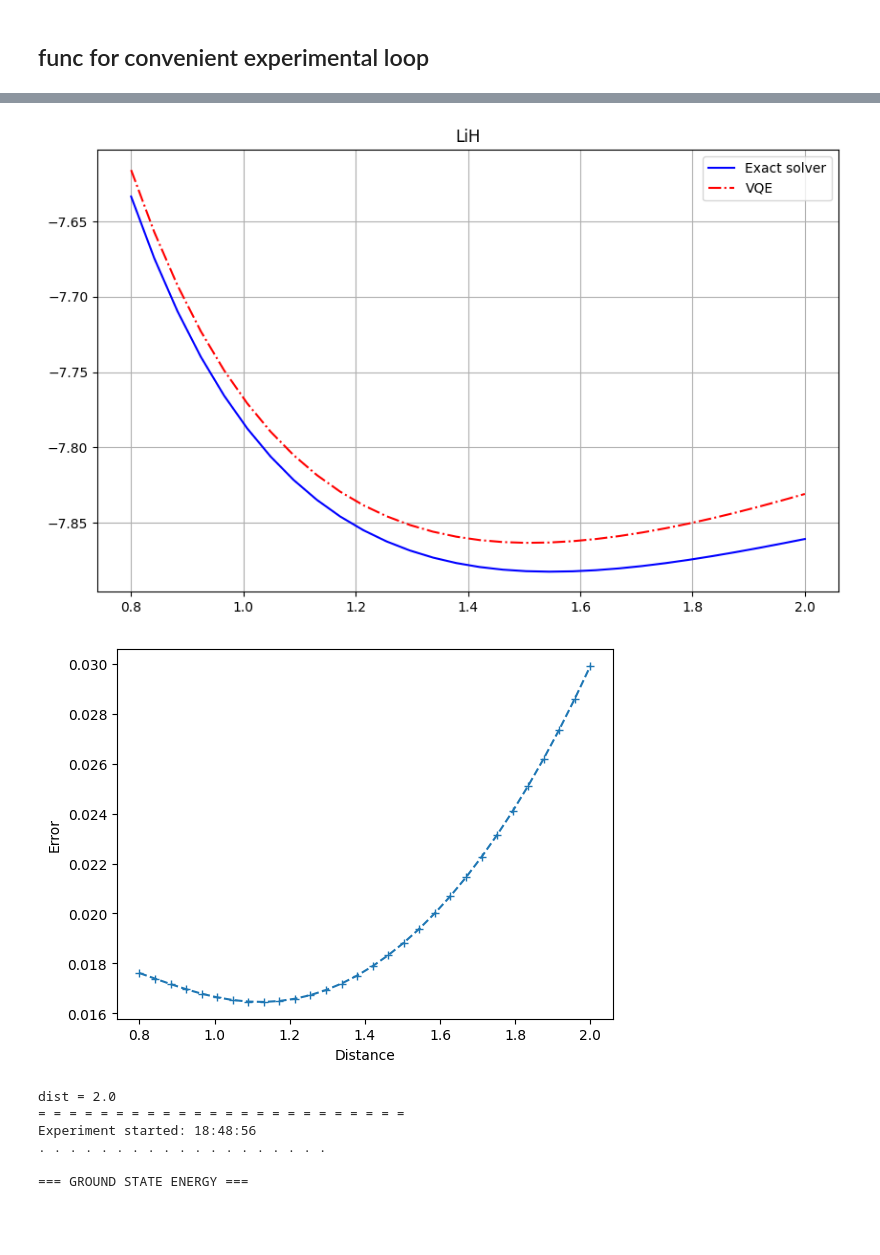
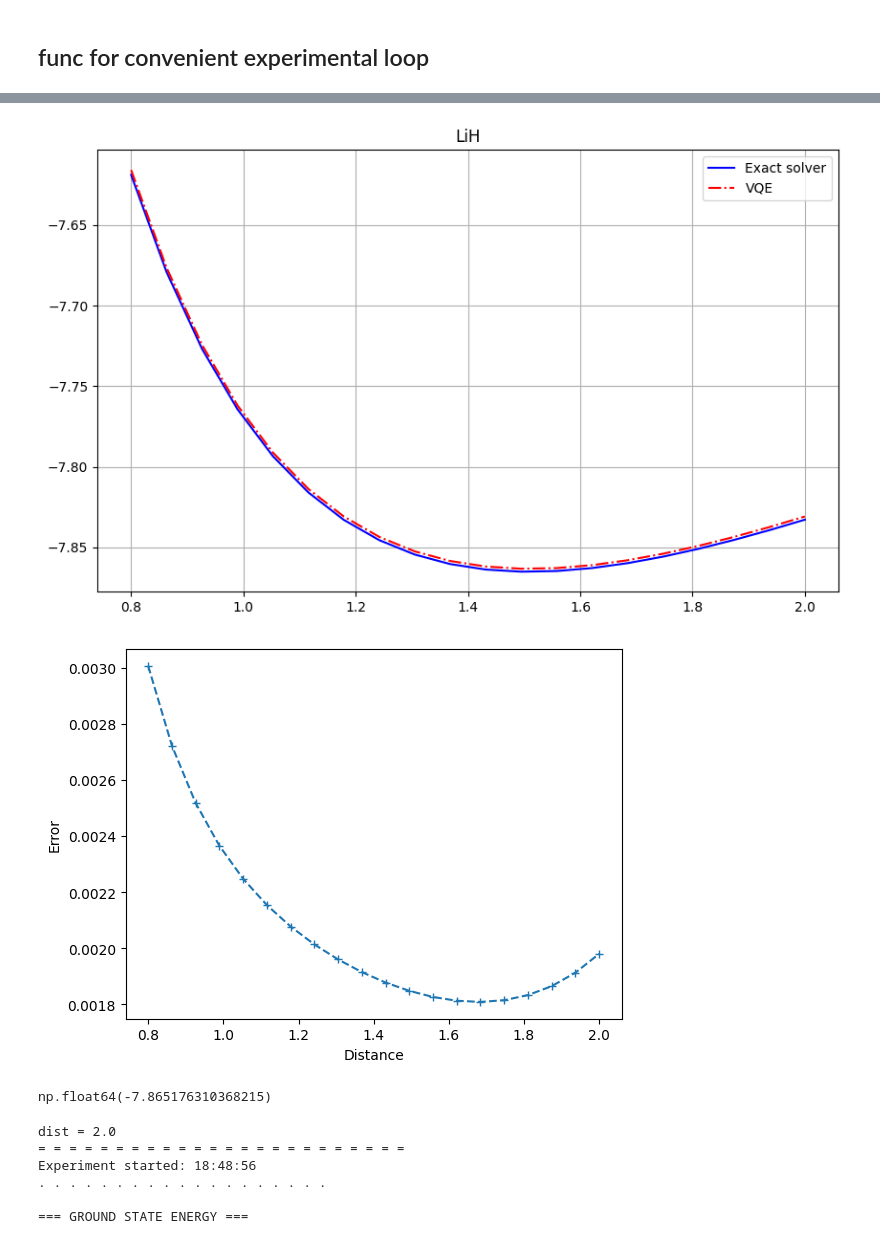
Before and after one commit to QMLcobyla/chemistry, a Jupyter notebook: main.ipynb, the cells around one changed output, grey strips where cells are left out. Saved outputs shown, nothing was run; the diff lists cells and outputs as text; code cells hidden in the pictures.

```diff
--- a/main.ipynb
+++ b/main.ipynb
@@ -265,7 +265,7 @@ def Experiment(
     current_time = datetime.now().time()
     print(f'VQE compute_minimum_eigenvalue done, {current_time.strftime("%H:%M:%S")}')
 
-  vqe_result = problem.interpret(vqe_calc).electronic_energies[0]
+  vqe_result = problem.interpret(vqe_calc)
   if (output_info):
     print(
       f"VQE Result: {vqe_result}\n",
@@ -316,25 +318,29 @@ index = 0
 
 plt.figure(figsize=(10, 6))
 plt.plot(lioh_dist_domain[index:], exact_energies_fixed[index:], label='Exact solver', linestyle='-', color='b')
-plt.plot(lioh_dist_domain[index:], vqe_energies[index:], label='VQE', linestyle='dashdot', color='r')
+plt.plot(lioh_dist_domain[index:], vqe_energies_fixed[index:], label='VQE', linestyle='dashdot', color='r')
 plt.title('LiH')
 plt.grid()
 plt.legend(loc='best')
 plt.show()
 # %% [output]
-[figure, old version]
+[figure, new version]
 # %%
 # The error commited at every step remain small
 
 fig, ax = plt.subplots()
 # ax.plot(lioh_dist_domain,np.log10(np.abs([vqe_energies[i] - exact_energies_fixed[i] for i in range(len(lioh_dist_domain))])),'+--')
-ax.plot(lioh_dist_domain,(np.abs([vqe_energies[i] - exact_energies_fixed[i] for i in range(len(lioh_dist_domain))])),'+--')
+ax.plot(lioh_dist_domain,(np.abs([vqe_energies[i].electronic_energies[0] - exact_energies[i].electronic_energies[0] for i in range(len(lioh_dist_domain))])),'+--')
 
 ax.set_xlabel("Distance")
 ax.set_ylabel("Error")
 plt.draw()
 # %% [output]
-[figure, old version]
+[figure, new version]
+# %%
+np.min(exact_energies_fixed)  # LiH
+# %% [output]
+np.float64(-7.865176310368215)
 # %%
 def Experiment_only_exact_solver(
   molecule,
```
Also changed, not shown: parts of 2 cells of this notebook.
